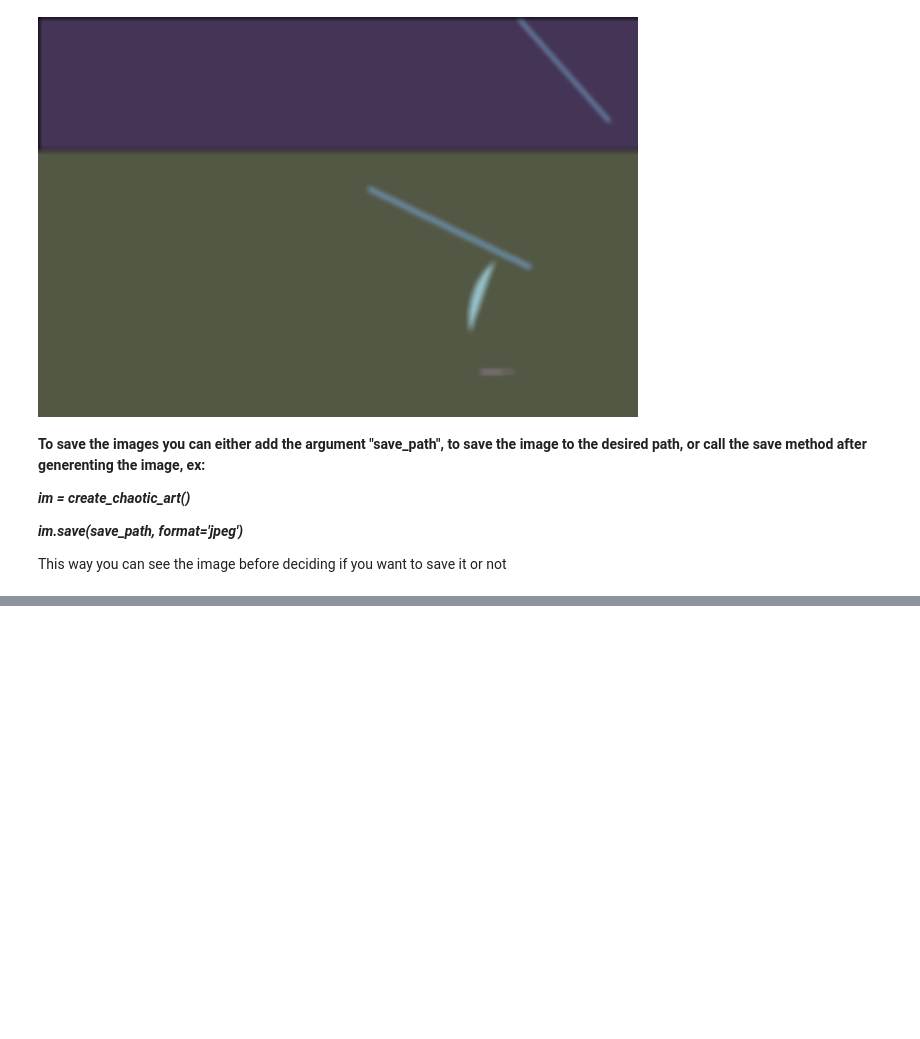
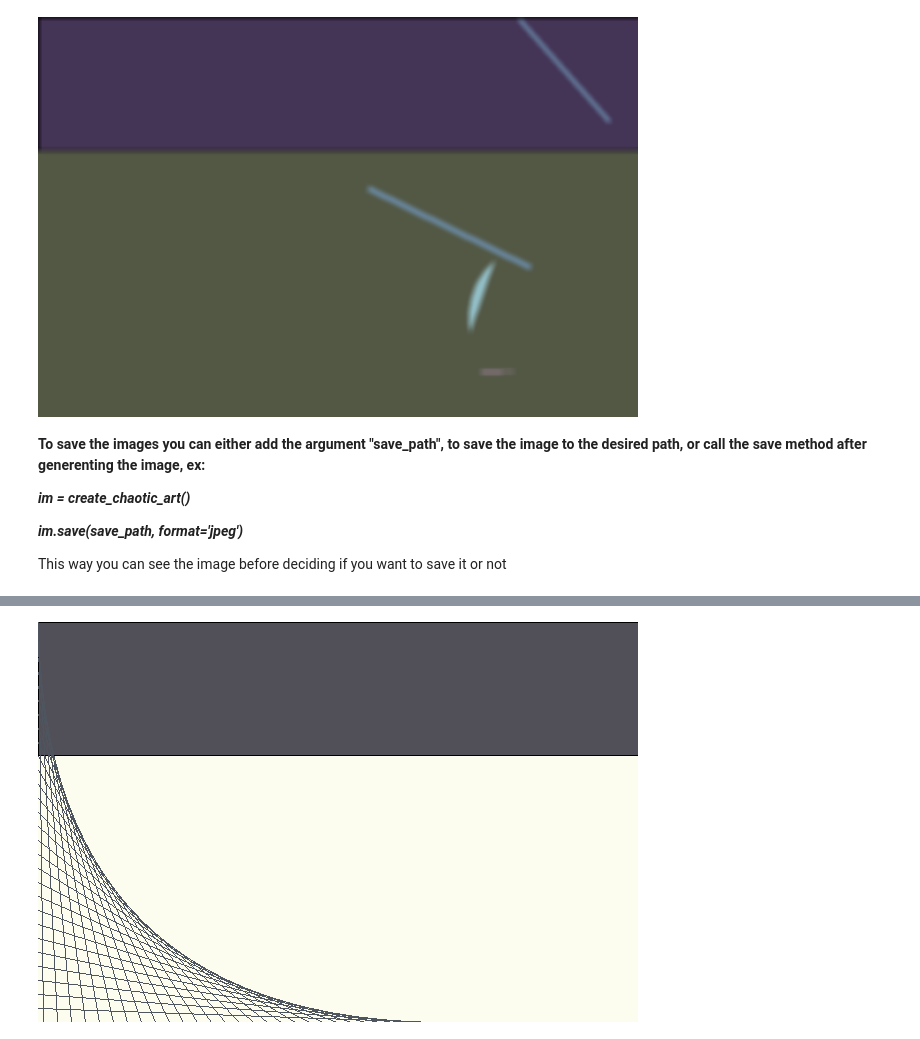
Before and after one commit to FelipeMezzarana/art_generator, a Jupyter notebook: exemple.ipynb, the cells around one changed output, grey strips where cells are left out. Cells and saved outputs as stored; diff of their text form; code cells hidden in the pictures; blank space fills up the shorter version.

```diff
--- a/exemple.ipynb
+++ b/exemple.ipynb
@@ -40,0 +66,6 @@ This way you can see the image before deciding if you want to save it or not
+# %%
+# Adding curve effect
+img_test.add_curve_effect(corner_choice = 'lower_left') # Try corner_choice = 'middle' for a spiral effect
+img_test.img
+# %% [output]
+[figure, added]
```
Also changed, not shown: parts of 12 cells of this notebook, 1 other file.
